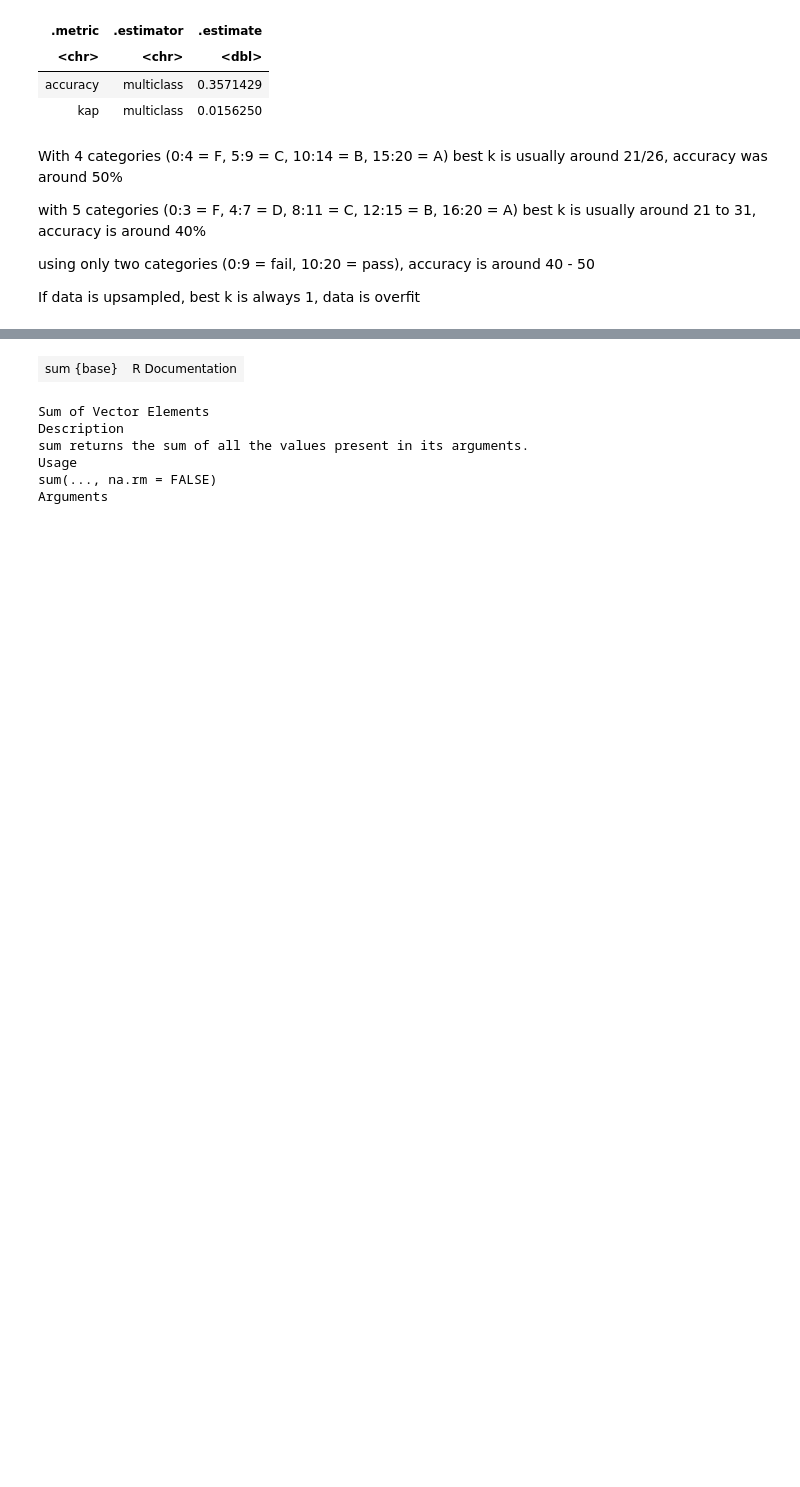
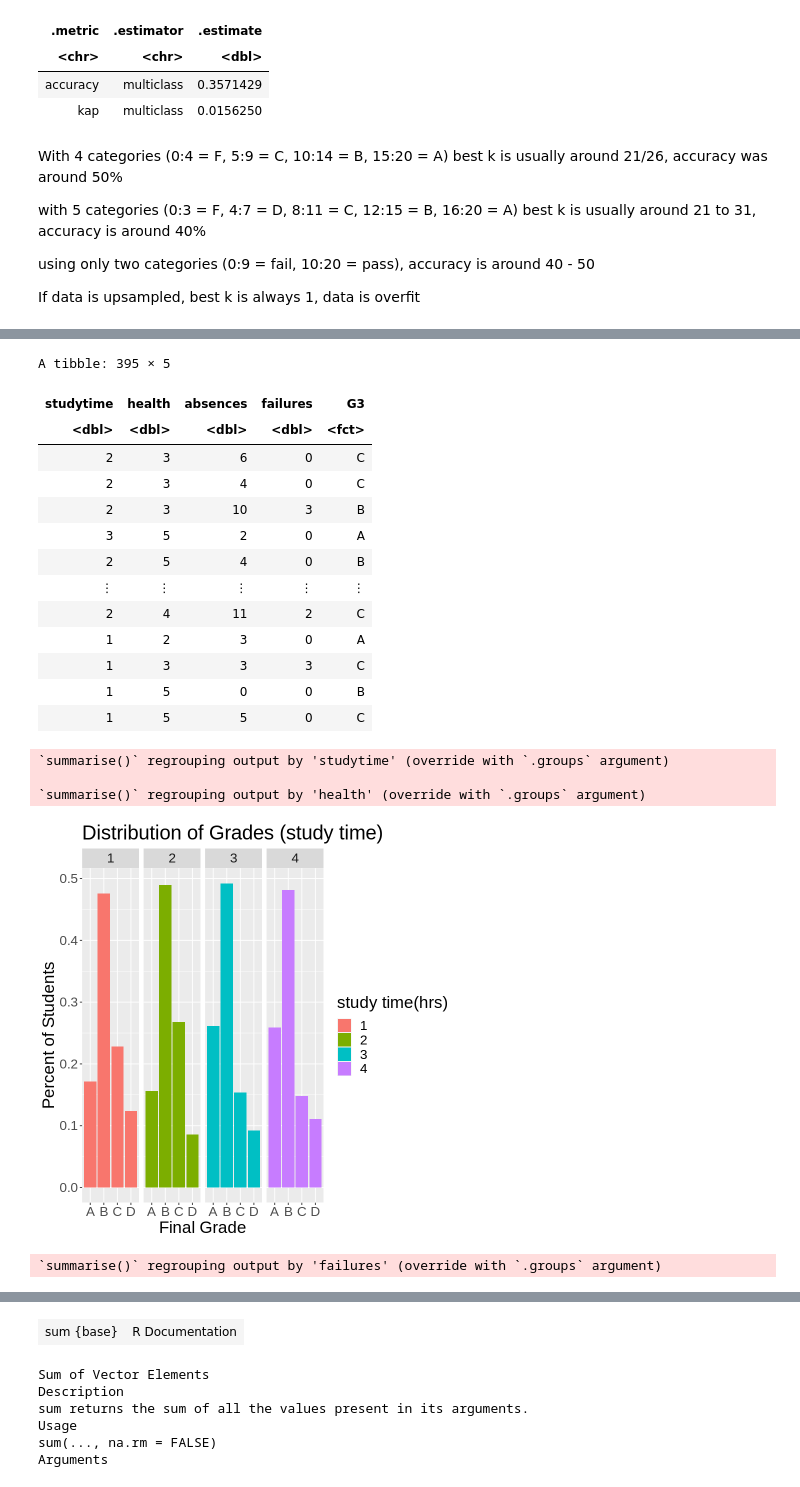
Before and after one commit to edsters78/DSCI100_Project, a Jupyter notebook: project.ipynb, the cells around one changed output, grey strips where cells are left out. Saved outputs shown, nothing was run; the diff lists cells and outputs as text; code cells hidden in the pictures; blank space fills up the shorter version.

```diff
--- a/project.ipynb
+++ b/project.ipynb
@@ -409,0 +360,74 @@ A grouped_df: 19 × 4
+# %%
+student_data_F
+
+studytime_percent <- student_data_F %>%
+    group_by(studytime, G3) %>%
+    summarise(count = n()) %>%
+    mutate(percent = count/sum(count))
+
+# studytime_percent
+
+ggplot(studytime_percent, aes(x = G3, y = percent, fill = factor(studytime))) +
+    geom_bar(stat = "identity") +
+    xlab("Final Grade") +
+    ylab("Percent of Students") +
+    labs(fill = "study time(hrs)") +
+    ggtitle("Distribution of Grades (study time)") +
+    theme(text = element_text(size = 20)) +
+    facet_grid(.~studytime)
+
+
+
+health_percent <- student_data_F %>%
+    group_by(health, G3) %>%
+    summarise(count = n()) %>%
+    mutate(percent = count/sum(count))
+
+# health_percent
+
+ggplot(health_percent, aes(x = G3, y = percent, fill = factor(health))) +
+    geom_bar(stat = "identity") +
+    xlab("Final Grade") +
+    ylab("Percent of Students") +
+    labs(fill = "health") +
+    ggtitle("Distribution of Grades (health)") +
+    theme(text = element_text(size = 20)) +
+    facet_grid(.~health)
+
+
+
+failures_percent <- student_data_F %>%
+    group_by(failures, G3) %>%
+    summarise(count = n()) %>%
+    mutate(percent = count/sum(count))
+
+# failures_percent
+
+ggplot(failures_percent, aes(x = G3, y = percent, fill = factor(failures))) +
+    geom_bar(stat = "identity") +
+    xlab("Final Grade") +
+    ylab("Percent of Students") +
+    labs(fill = "failures") +
+    ggtitle("Distribution of Grades (failures)") +
+    theme(text = element_text(size = 20)) +
+    facet_grid(.~failures)
+# %% [output]
+A tibble: 395 × 5
+| studytime | health | absences | failures | G3 |
+| <dbl> | <dbl> | <dbl> | <dbl> | <fct> |
+| 2 | 3 | 6 | 0 | C |
+| 2 | 3 | 4 | 0 | C |
+| 2 | 3 | 10 | 3 | B |
+| 3 | 5 | 2 | 0 | A |
+| 2 | 5 | 4 | 0 | B |
+| ⋮ | ⋮ | ⋮ | ⋮ | ⋮ |
+| 2 | 4 | 11 | 2 | C |
+| 1 | 2 | 3 | 0 | A |
+| 1 | 3 | 3 | 3 | C |
+| 1 | 5 | 0 | 0 | B |
+| 1 | 5 | 5 | 0 | C |
+`summarise()` regrouping output by 'studytime' (override with `.groups` argument)
+
+`summarise()` regrouping output by 'health' (override with `.groups` argument)
+[figure, added]
+`summarise()` regrouping output by 'failures' (override with `.groups` argument)
```
Also changed, not shown: parts of 3 cells of this notebook.
